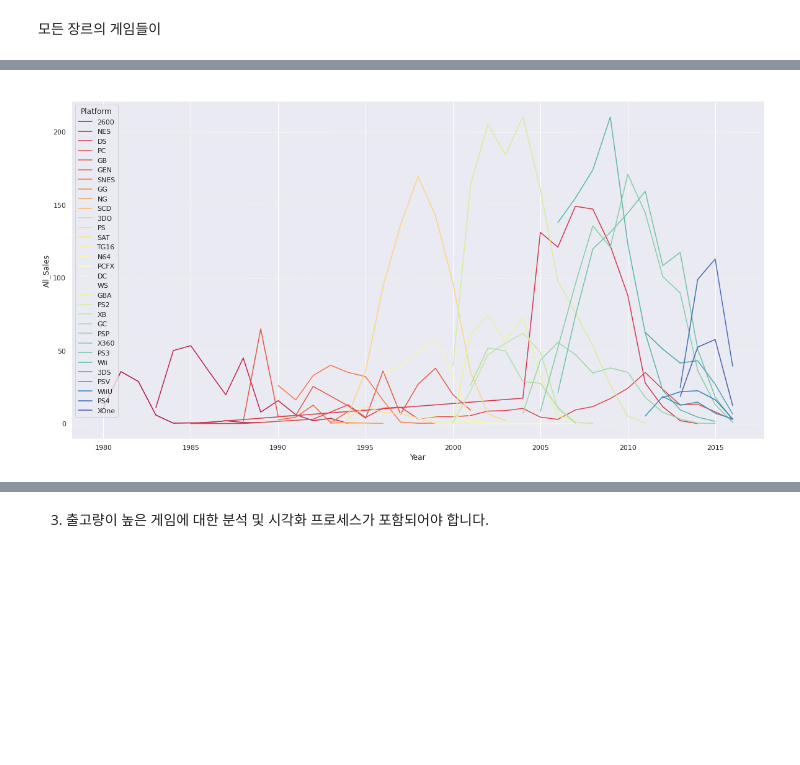
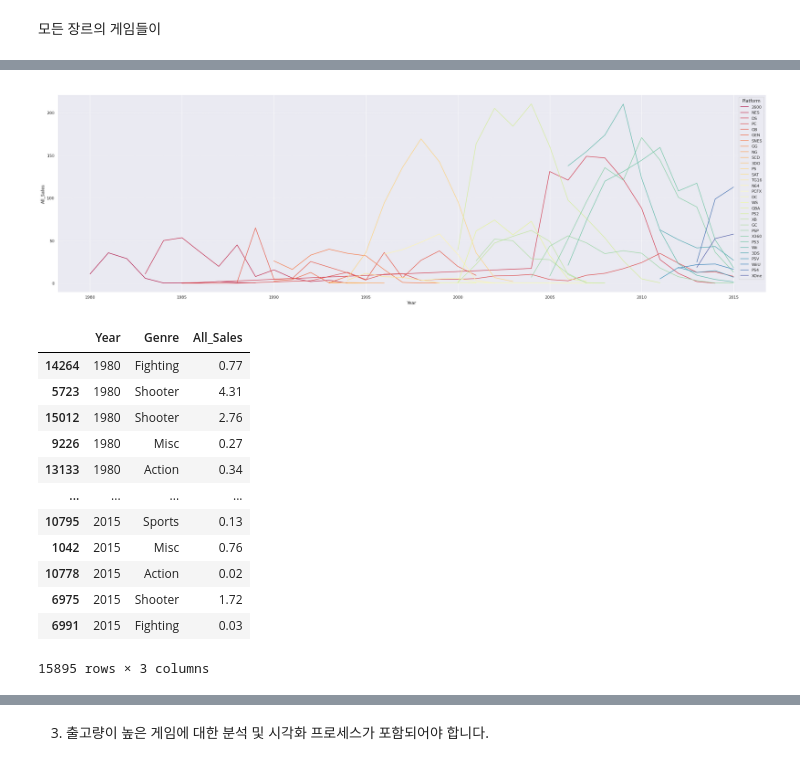
Before and after one commit to theplace75/Section_project1, a Jupyter notebook: Untitled1.ipynb, the cells around one changed output, grey strips where cells are left out. Drawn from its saved outputs; the diff is of its cells as text; code cells hidden in the pictures; blank space fills up the shorter version.

```diff
--- a/Untitled1.ipynb
+++ b/Untitled1.ipynb
@@ -301,7 +301,7 @@ plt.show()
 # %%
-#2017년 부터는 통계량이 매우 부족
+#2016년 부터는 통계량이 매우 부족해 의미있는 데이터 분석 불가능하다고 판단
 
-df2_for_drop= df2[df2['Year']>= 2017].index
+df2_for_drop= df2[df2['Year']>= 2016].index
 df2 = df2.drop(df2_for_drop)
 df2
 # %% [output]
@@ -321,16 +321,36 @@ df2
 # %%
 df2_max = df2.groupby(['Year','Platform'])['All_Sales'].sum().reset_index()
 
-plt.figure(figsize = (20, 10))
+plt.figure(figsize = (35, 10))
 sns.lineplot(x = 'Year', y = 'All_Sales',hue ='Platform', data=df2_max, palette='Spectral')
 plt.title('   ', size=15, loc='left')
 plt.gca().spines['right'].set_visible(False)
 plt.gca().spines['top'].set_visible(False)
 plt.gca().spines['left'].set_visible(False)
 plt.grid(True, axis='y', linestyle=':')
 plt.show()
 # %% [output]
-[figure, old version]
+[figure, new version]
+# %%
+df2 = pd.DataFrame(df, columns = ['Year', 'Genre', 'All_Sales'])
+df2 = df2.sort_values(by=['Year'])
+df2_for_drop= df2[df2['Year']>= 2016].index
+df2 = df2.drop(df2_for_drop)
+df2
+# %% [output]
+|  | Year | Genre | All_Sales |
+| 14264 | 1980 | Fighting | 0.77 |
+| 5723 | 1980 | Shooter | 4.31 |
+| 15012 | 1980 | Shooter | 2.76 |
+| 9226 | 1980 | Misc | 0.27 |
+| 13133 | 1980 | Action | 0.34 |
+| ... | ... | ... | ... |
+| 10795 | 2015 | Sports | 0.13 |
+| 1042 | 2015 | Misc | 0.76 |
+| 10778 | 2015 | Action | 0.02 |
+| 6975 | 2015 | Shooter | 1.72 |
+| 6991 | 2015 | Fighting | 0.03 |
+15895 rows × 3 columns
 # %%
 df2_max = df2.groupby(['Year','Genre'])['All_Sales'].sum().reset_index()
 
```
Also changed, not shown: parts of 7 cells of this notebook.
